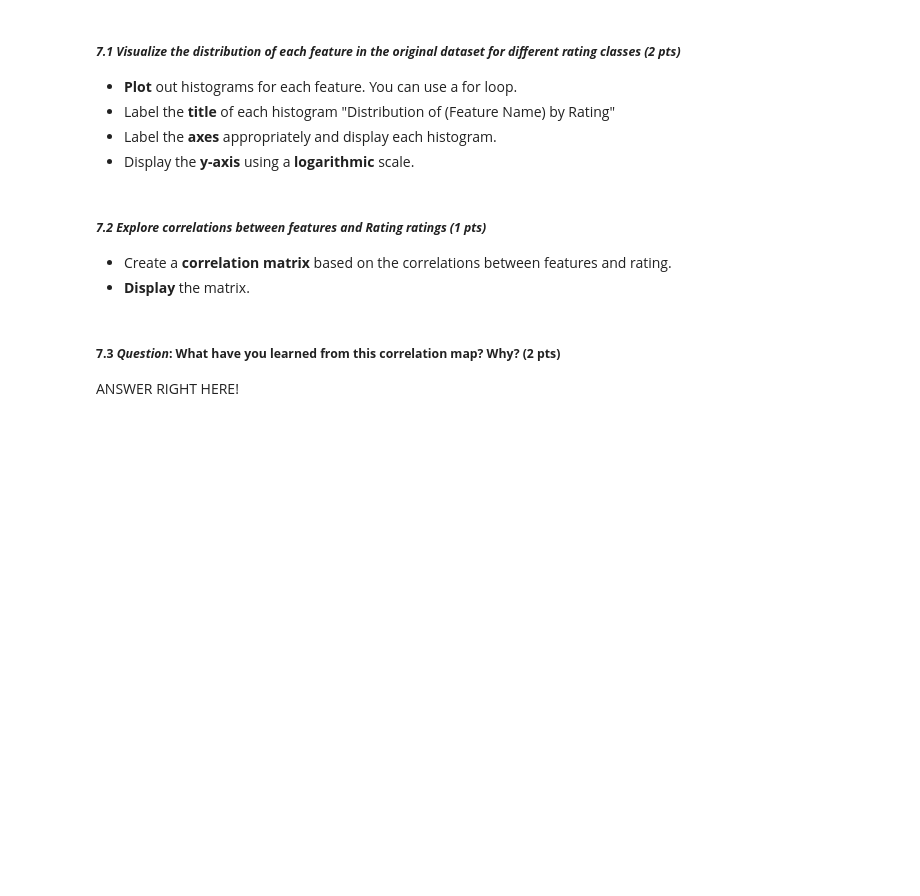
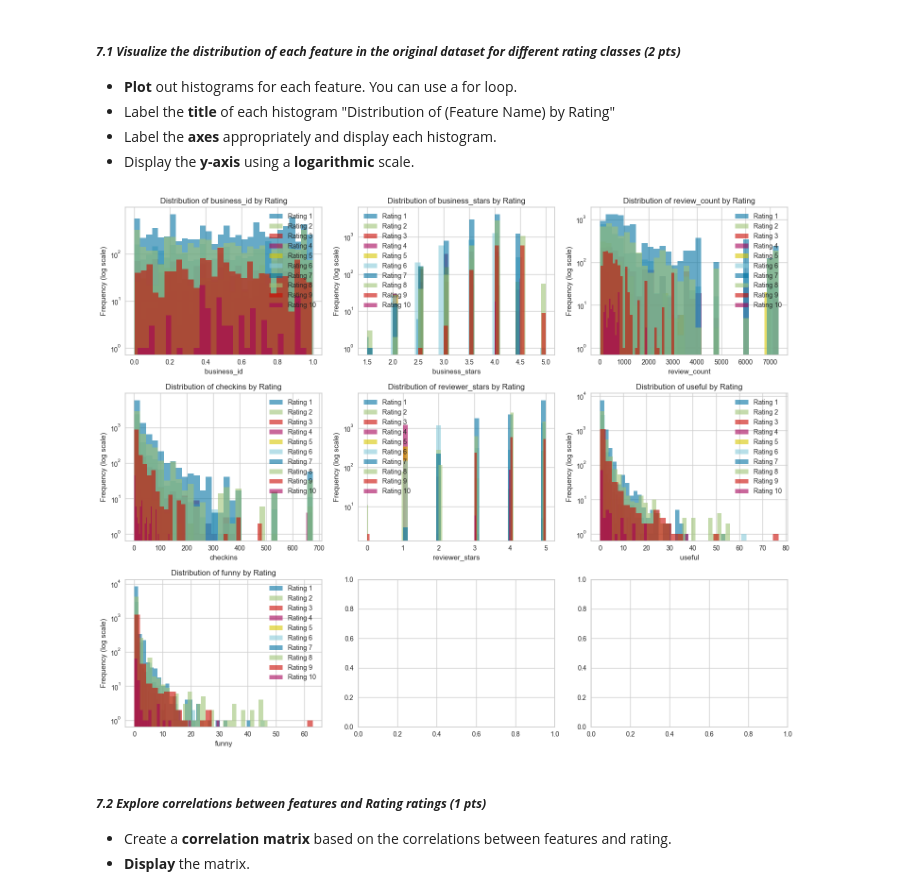
Before and after one commit to 4oure/CMSC320, a Jupyter notebook: hw4/CMSC320_HW4_Fall2025_ML_Classifiers_Clustering.ipynb, the cells around one changed output. Saved outputs shown, nothing was run; the diff lists cells and outputs as text; code cells hidden in the pictures; blank space fills up the shorter version.

```diff
--- a/hw4/CMSC320_HW4_Fall2025_ML_Classifiers_Clustering.ipynb
+++ b/hw4/CMSC320_HW4_Fall2025_ML_Classifiers_Clustering.ipynb
@@ -901,35 +908,43 @@ They are used to create legible and complex graphs that are essential in data in
 histogram_pd = X
 histogram_pd.head()
 
 rating_classes = yelp_data['preference_rating']
 
 # Create subplots
 n_features = histogram_pd.shape[1] - 1
 n_cols = 3
 n_rows = int(np.ceil(n_features / n_cols))
 
 fig, axes = plt.subplots(n_rows, n_cols, figsize=(15, 12))
 axes = axes.flatten()  # Make it easier to index
 
 # ANSWER STARTING HERE
 
 # Plot histogram for each feature
 for i, feature in enumerate(histogram_pd.columns[:-1]):
     ax = axes[i]
 
     # Get unique rating classes
+    classes = sorted(rating_classes.unique())
 
     # Plot histogram for each rating class
+    for rating in classes:
+        ax.hist(histogram_pd[rating_classes == rating][feature], bins=30, alpha=.6, label=f'Rating {rating}')
 
     # Set logarithmic scale for y-axis
-
+    ax.set_yscale('log')
     # Set labels and title
-
+    ax.set_xlabel(feature)
+    ax.set_ylabel('Frequency (log scale)')
+    ax.set_title(f'Distribution of {feature} by Rating')
+    ax.legend(fontsize='small')
 
 # ANSWER ENDS HERE
 
 plt.tight_layout()
 plt.show()
+# %% [output]
+[figure, added]
 # %% [markdown]
 ##### ***7.2 Explore correlations between features and Rating ratings (1 pts)***
 - Create a **correlation matrix** based on the correlations between features and rating.
@@ -944,3 +951,0 @@ plt.show()
-# %% [markdown]
-##### **7.3 *Question*: What have you learned from this correlation map? Why? (2 pts)**
-ANSWER RIGHT HERE!
```
Also changed, not shown: parts of 6 cells of this notebook, 3 other files.
